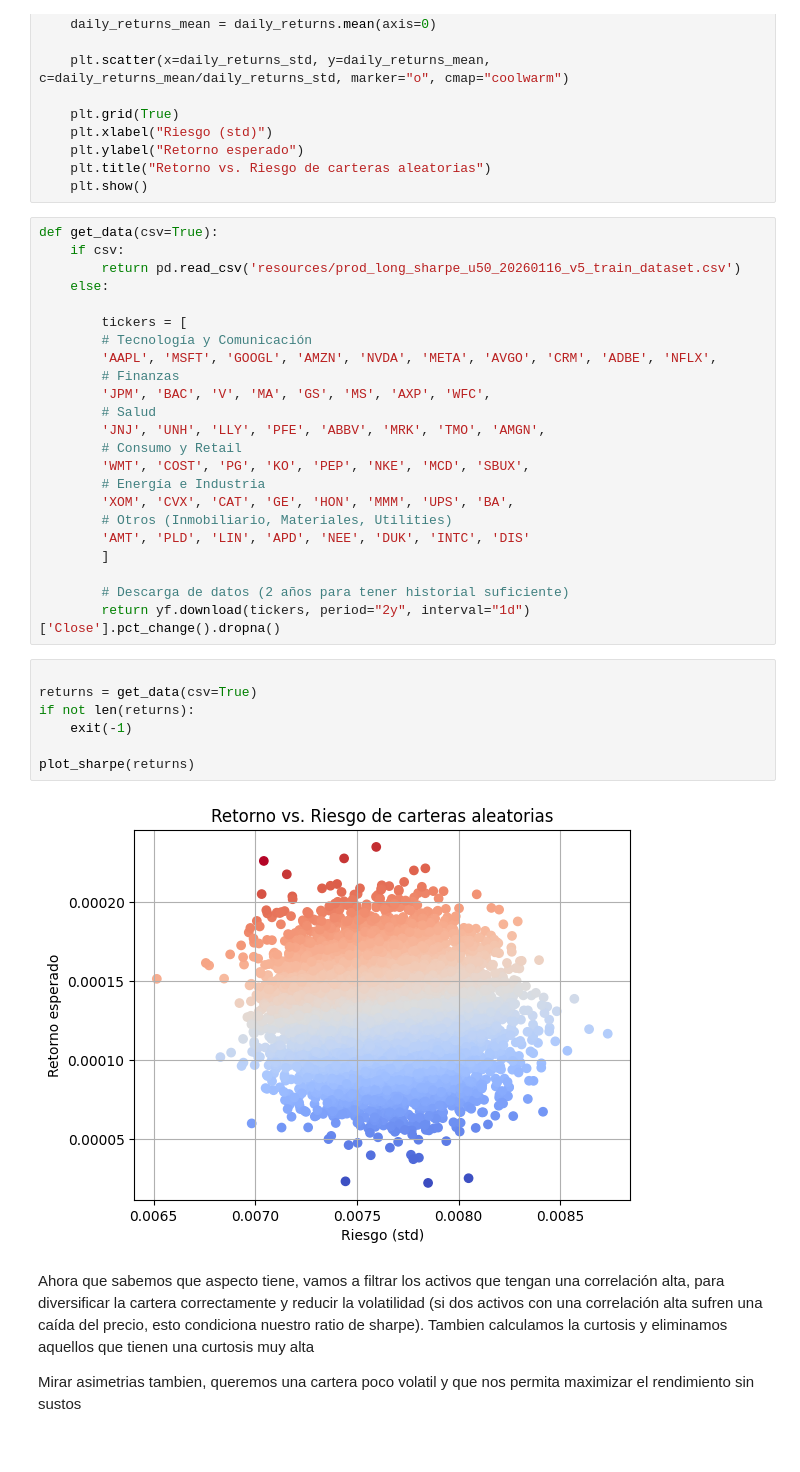
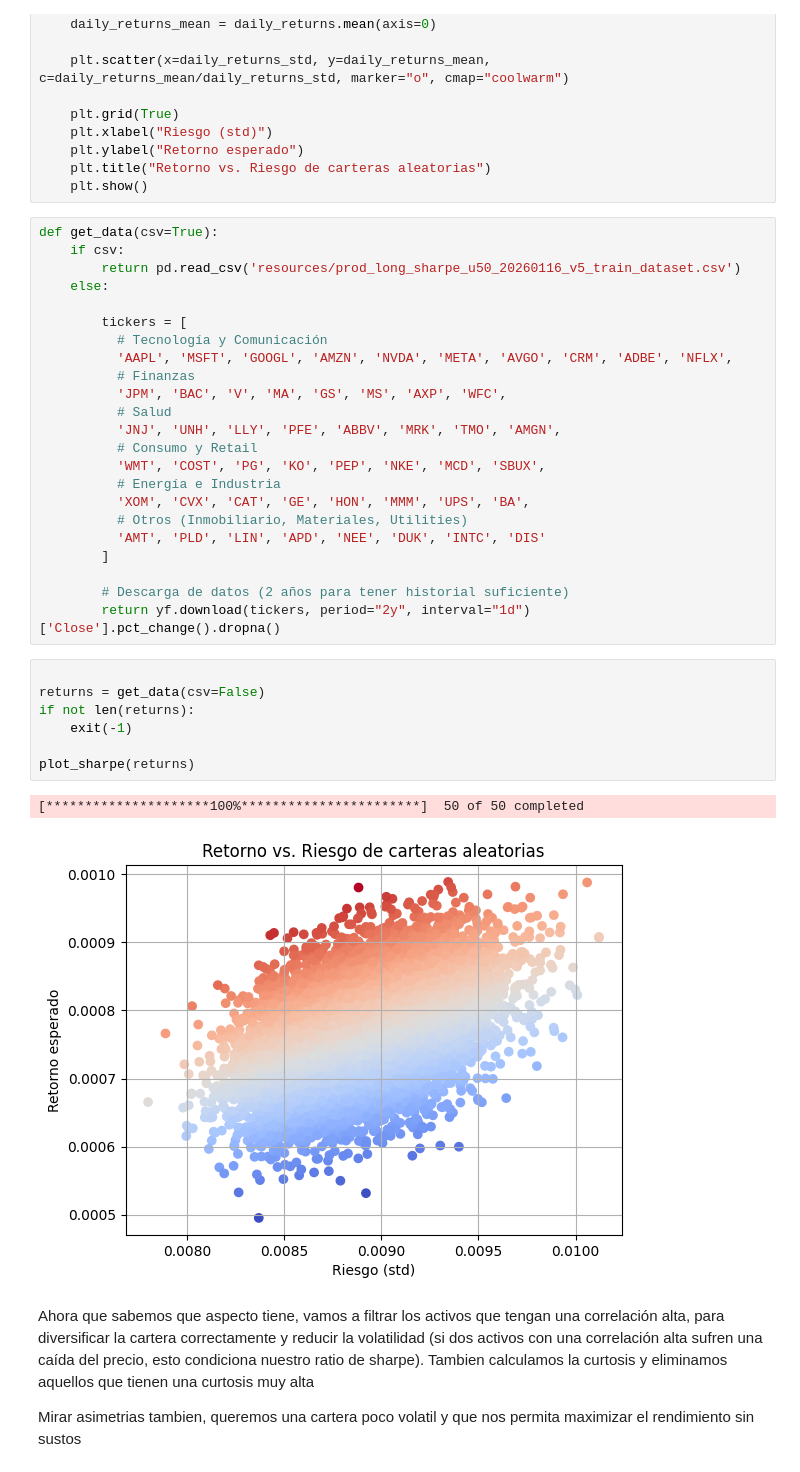
Before and after one commit to Juanjod54/MIAX_TB2.4, a Jupyter notebook: gestion_carteras.ipynb, the cells around one changed output. Cells and saved outputs as stored; diff of their text form.

```diff
--- a/gestion_carteras.ipynb
+++ b/gestion_carteras.ipynb
@@ -39,31 +39,32 @@ def get_data(csv=True):
     else:
 
         tickers = [
-        # Tecnología y Comunicación
-        'AAPL', 'MSFT', 'GOOGL', 'AMZN', 'NVDA', 'META', 'AVGO', 'CRM', 'ADBE', 'NFLX',
-        # Finanzas
-        'JPM', 'BAC', 'V', 'MA', 'GS', 'MS', 'AXP', 'WFC',
-        # Salud
-        'JNJ', 'UNH', 'LLY', 'PFE', 'ABBV', 'MRK', 'TMO', 'AMGN',
-        # Consumo y Retail
-        'WMT', 'COST', 'PG', 'KO', 'PEP', 'NKE', 'MCD', 'SBUX',
-        # Energía e Industria
-        'XOM', 'CVX', 'CAT', 'GE', 'HON', 'MMM', 'UPS', 'BA',
-        # Otros (Inmobiliario, Materiales, Utilities)
-        'AMT', 'PLD', 'LIN', 'APD', 'NEE', 'DUK', 'INTC', 'DIS'
+          # Tecnología y Comunicación
+          'AAPL', 'MSFT', 'GOOGL', 'AMZN', 'NVDA', 'META', 'AVGO', 'CRM', 'ADBE', 'NFLX',
+          # Finanzas
+          'JPM', 'BAC', 'V', 'MA', 'GS', 'MS', 'AXP', 'WFC',
+          # Salud
+          'JNJ', 'UNH', 'LLY', 'PFE', 'ABBV', 'MRK', 'TMO', 'AMGN',
+          # Consumo y Retail
+          'WMT', 'COST', 'PG', 'KO', 'PEP', 'NKE', 'MCD', 'SBUX',
+          # Energía e Industria
+          'XOM', 'CVX', 'CAT', 'GE', 'HON', 'MMM', 'UPS', 'BA',
+          # Otros (Inmobiliario, Materiales, Utilities)
+          'AMT', 'PLD', 'LIN', 'APD', 'NEE', 'DUK', 'INTC', 'DIS'
         ]
 
         # Descarga de datos (2 años para tener historial suficiente)
         return yf.download(tickers, period="2y", interval="1d")['Close'].pct_change().dropna()
 # %%
 
-returns = get_data(csv=True)
+returns = get_data(csv=False)
 if not len(returns):
     exit(-1)
 
 plot_sharpe(returns)
 # %% [output]
+[*********************100%***********************]  50 of 50 completed
-[figure, old version]
+[figure, new version]
 # %% [markdown]
 Ahora que sabemos que aspecto tiene, vamos a filtrar los activos que tengan una correlación alta, para diversificar la cartera correctamente y reducir la volatilidad (si dos activos con una correlación alta sufren una caída del precio, esto condiciona nuestro ratio de sharpe).
 Tambien calculamos la curtosis y eliminamos aquellos que tienen una curtosis muy alta
```
Also changed, not shown: parts of 4 cells of this notebook.
